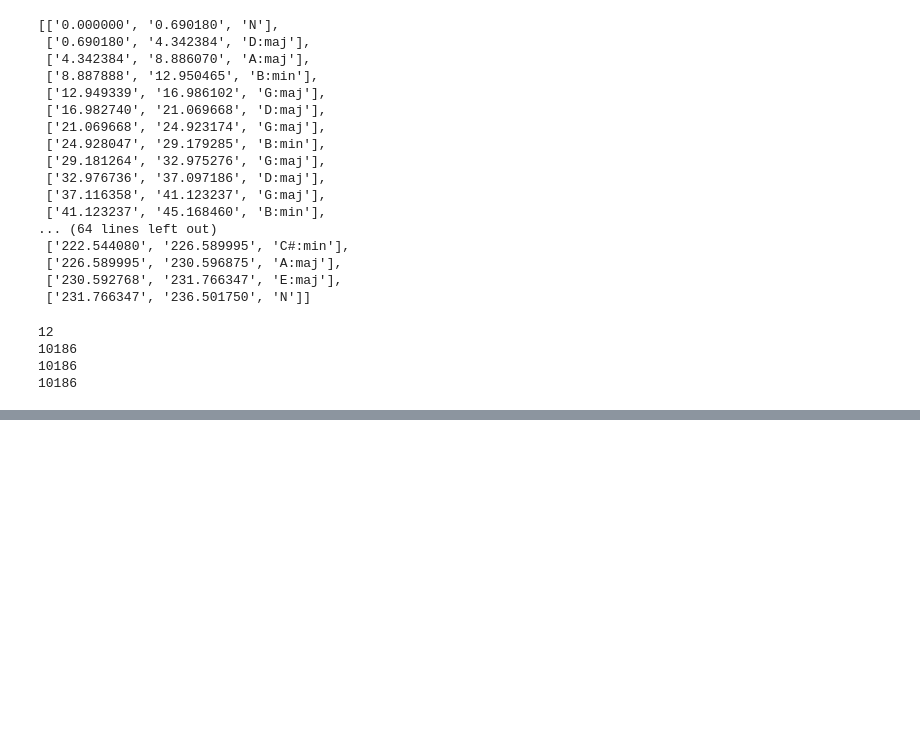
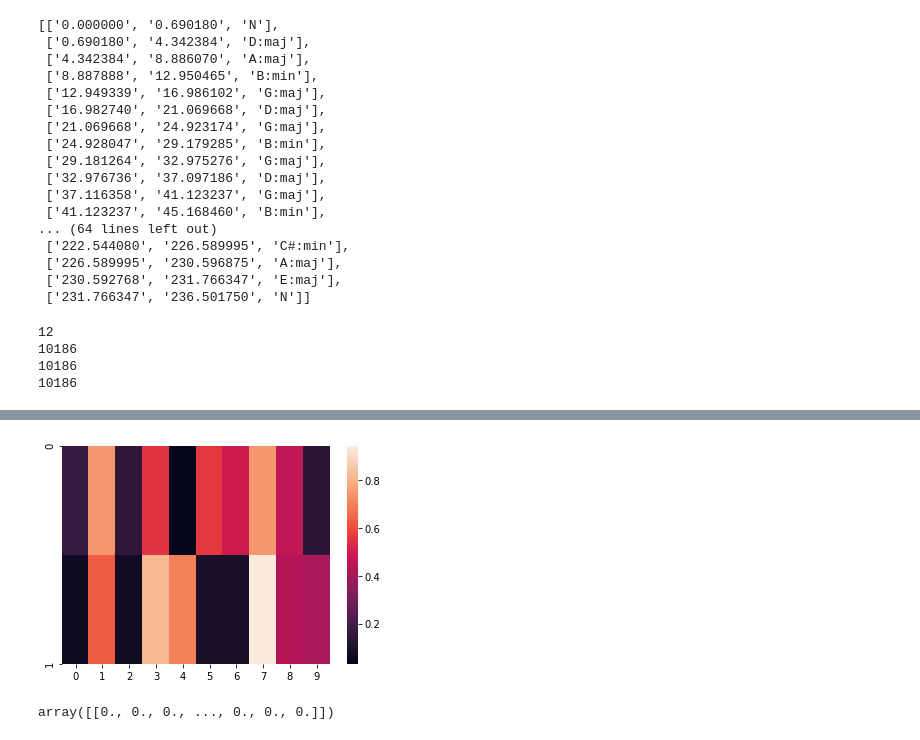
Before and after one commit to pcchencode/chords_recogn, a Jupyter notebook: chroma.ipynb, the cells around one changed output, grey strips where cells are left out. Cells and saved outputs as stored; diff of their text form; code cells hidden in the pictures; blank space fills up the shorter version.

```diff
--- a/chroma.ipynb
+++ b/chroma.ipynb
@@ -51,0 +72,14 @@ print(len(chroma_stft[11]))
+# %%
+#### import numpy as np
+import seaborn as sns # 用來畫 heatmap, 輸入要是 np.array
+import matplotlib.pylab as plt
+
+uniform_data = np.random.rand(2, 10)
+ax = sns.heatmap(uniform_data)
+plt.show()
+# %% [output]
+[figure, added]
+# %%
+np.array([chroma_stft[0]])
+# %% [output]
+array([[0., 0., 0., ..., 0., 0., 0.]])
```
Also changed, not shown: parts of 3 cells of this notebook.
